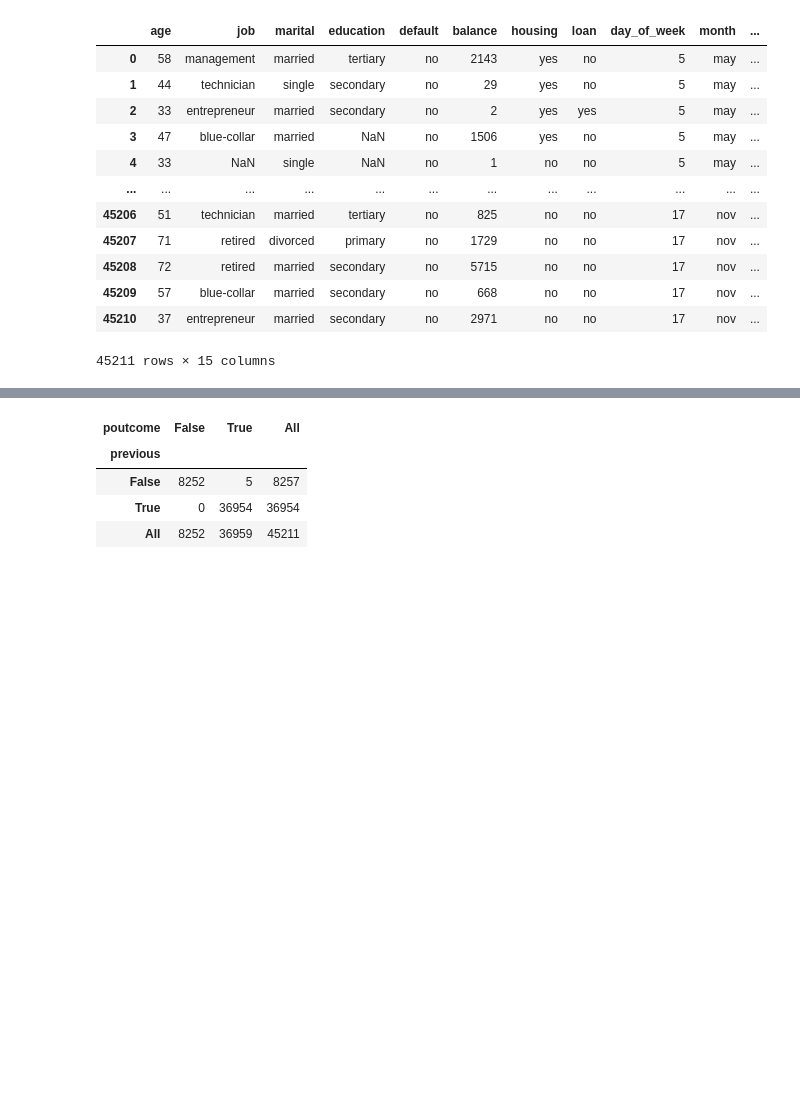
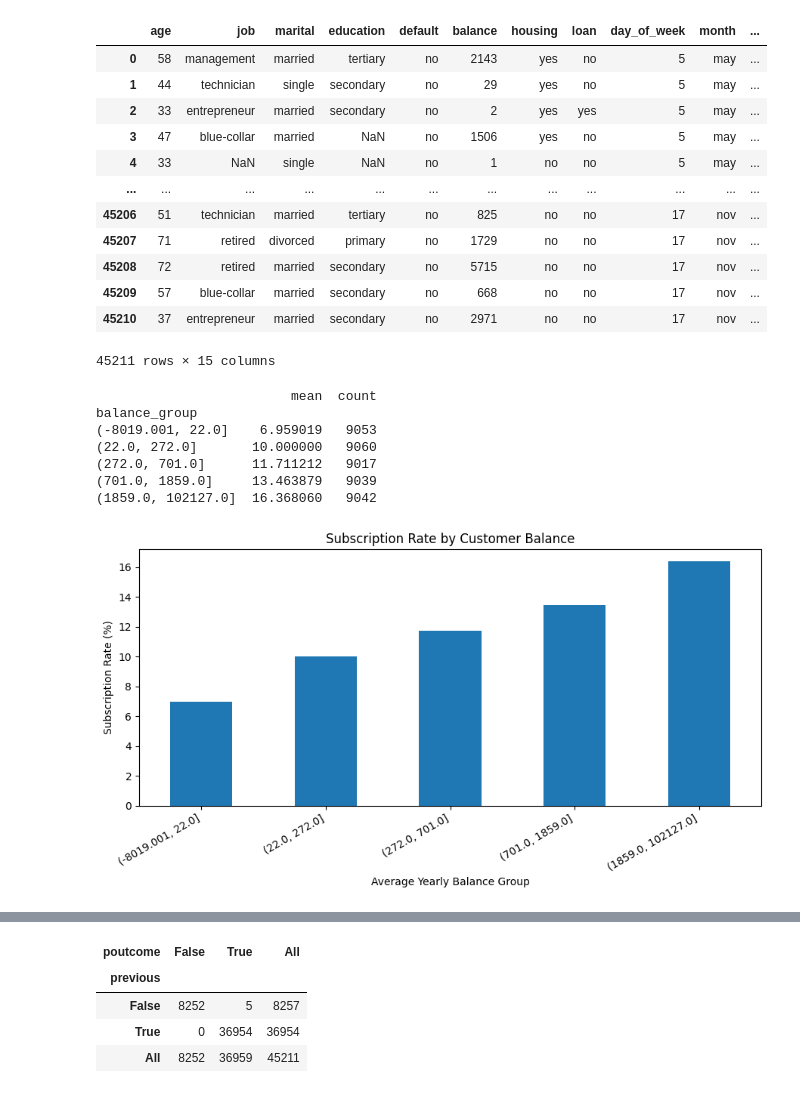
Before and after one commit to guansong8/BA305-Straight-A-Students, a Jupyter notebook: Logistic_Regression.ipynb, the cells around one changed output, grey strips where cells are left out. Cells and saved outputs as stored; diff of their text form; code cells hidden in the pictures; blank space fills up the shorter version.

```diff
--- a/Logistic_Regression.ipynb
+++ b/Logistic_Regression.ipynb
@@ -97,5 +97,60 @@ clean_bankdf
 | 45209 | 57 | blue-collar | married | secondary | no | 668 | no | no | 17 | nov | ... |
 | 45210 | 37 | entrepreneur | married | secondary | no | 2971 | no | no | 17 | nov | ... |
 45211 rows × 15 columns
+# %%
+
+# Step 1: Analyze the relationship between balance and subscription
+# Divide customers into five balance groups using quantiles.
+# Calculate the subscription rate within each group.
+# This helps identify whether higher balances are associated
+# with a greater probability of subscribing.
+
+import pandas as pd
+import matplotlib.pyplot as plt
+
+balance_analysis = bank_df[['balance', 'y']].copy()
+
+# Convert subscription outcomes into binary values
+balance_analysis['subscribed'] = (
+    balance_analysis['y'].replace({'no': 0, 'yes': 1}).astype(int)
+)
+
+# Divide balance into five approximately equal-sized groups
+balance_analysis['balance_group'] = pd.qcut(
+    balance_analysis['balance'],
+    q=5,
+    duplicates='drop'
+)
+
+# Calculate subscription rate for each group
+balance_summary = balance_analysis.groupby(
+    'balance_group', observed=True
+)['subscribed'].agg(['mean', 'count'])
+
+balance_summary['mean'] *= 100
+
+print(balance_summary)
+
+# Visualize subscription rates
+balance_summary['mean'].plot(
+    kind='bar',
+    figsize=(9, 5)
+)
+
+plt.xlabel('Average Yearly Balance Group')
+plt.ylabel('Subscription Rate (%)')
+plt.title('Subscription Rate by Customer Balance')
+plt.xticks(rotation=30, ha='right')
+plt.tight_layout()
+plt.show()
+# %% [output]
+                         mean  count
+balance_group
+(-8019.001, 22.0]    6.959019   9053
+(22.0, 272.0]       10.000000   9060
+(272.0, 701.0]      11.711212   9017
+(701.0, 1859.0]     13.463879   9039
+(1859.0, 102127.0]  16.368060   9042
+[figure, added]
 # %%
 
```
Also changed, not shown: parts of 42 cells of this notebook.
